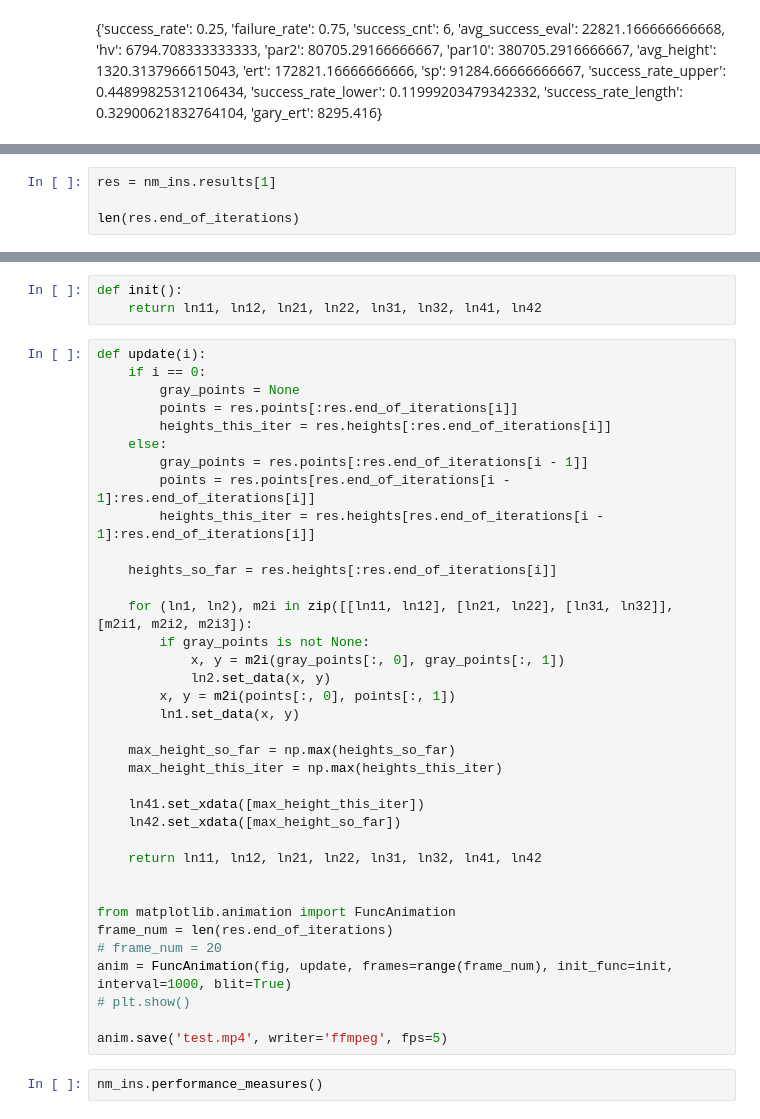
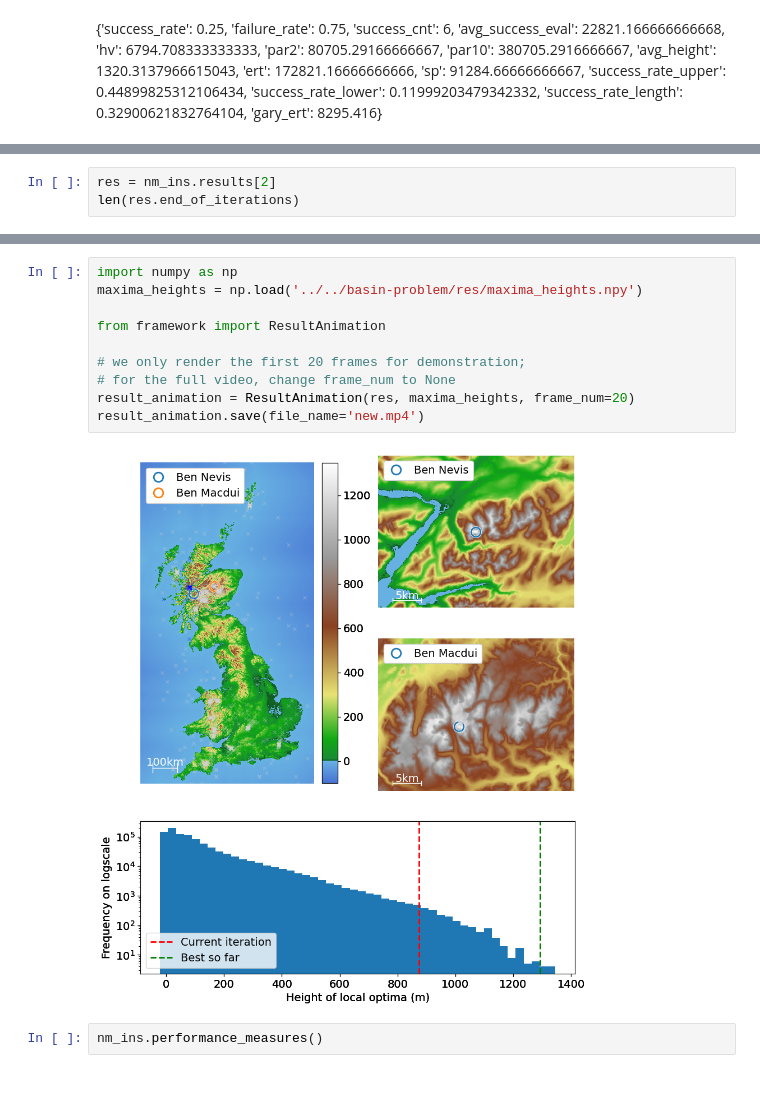
Before and after one commit to CardiacModelling/BenNevisBenchmark, a Jupyter notebook: ipynb/plots/nelder-mead-multi.ipynb, the cells around one changed output, grey strips where cells are left out. Drawn from its saved outputs; the diff is of its cells as text; blank space fills up the shorter version.

```diff
--- a/ipynb/plots/nelder-mead-multi.ipynb
+++ b/ipynb/plots/nelder-mead-multi.ipynb
@@ -41,5 +37,4 @@ np.save('../result/sample_end_of_iterations', np.array(nm_ins.results[1].end_of_
 # %%
-res = nm_ins.results[1]
-
+res = nm_ins.results[2]
 len(res.end_of_iterations)
 # %% [output]
@@ -433,42 +42,15 @@ plt.show()
-# %%
-def init():
-    return ln11, ln12, ln21, ln22, ln31, ln32, ln41, ln42
-# %%
-def update(i):
-    if i == 0:
-        gray_points = None
-        points = res.points[:res.end_of_iterations[i]]
-        heights_this_iter = res.heights[:res.end_of_iterations[i]]
-    else:
-        gray_points = res.points[:res.end_of_iterations[i - 1]]
-        points = res.points[res.end_of_iterations[i - 1]:res.end_of_iterations[i]]
-        heights_this_iter = res.heights[res.end_of_iterations[i - 1]:res.end_of_iterations[i]]
-
-    heights_so_far = res.heights[:res.end_of_iterations[i]]
-
-    for (ln1, ln2), m2i in zip([[ln11, ln12], [ln21, ln22], [ln31, ln32]], [m2i1, m2i2, m2i3]):
-        if gray_points is not None:
-            x, y = m2i(gray_points[:, 0], gray_points[:, 1])
-            ln2.set_data(x, y)
-        x, y = m2i(points[:, 0], points[:, 1])
-        ln1.set_data(x, y)
-
-    max_height_so_far = np.max(heights_so_far)
-    max_height_this_iter = np.max(heights_this_iter)
-
-    ln41.set_xdata([max_height_this_iter])
-    ln42.set_xdata([max_height_so_far])
-
-    return ln11, ln12, ln21, ln22, ln31, ln32, ln41, ln42
-
-
-from matplotlib.animation import FuncAnimation
-frame_num = len(res.end_of_iterations)
-# frame_num = 20
-anim = FuncAnimation(fig, update, frames=range(frame_num), init_func=init, interval=1000, blit=True)
-# plt.show()
-
-anim.save('test.mp4', writer='ffmpeg', fps=5)
+# %%
+import numpy as np
+maxima_heights = np.load('../../basin-problem/res/maxima_heights.npy')
+
+from framework import ResultAnimation
+
+# we only render the first 20 frames for demonstration;
+# for the full video, change frame_num to None
+result_animation = ResultAnimation(res, maxima_heights, frame_num=20)
+result_animation.save(file_name='new.mp4')
+# %% [output]
+[figure, added]
 # %%
 nm_ins.performance_measures()
 # %% [output]
```
Also changed, not shown: parts of 8 cells of this notebook, 6 other files.
